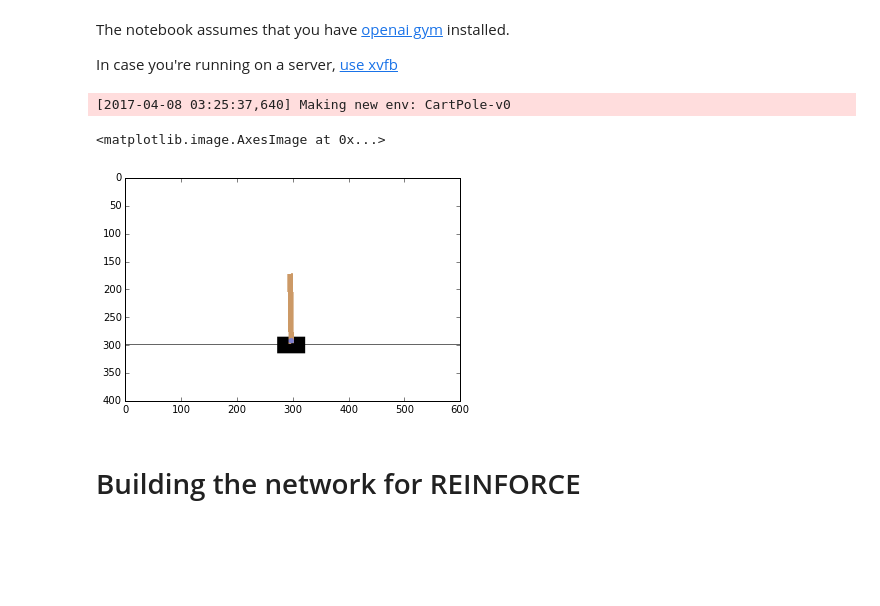
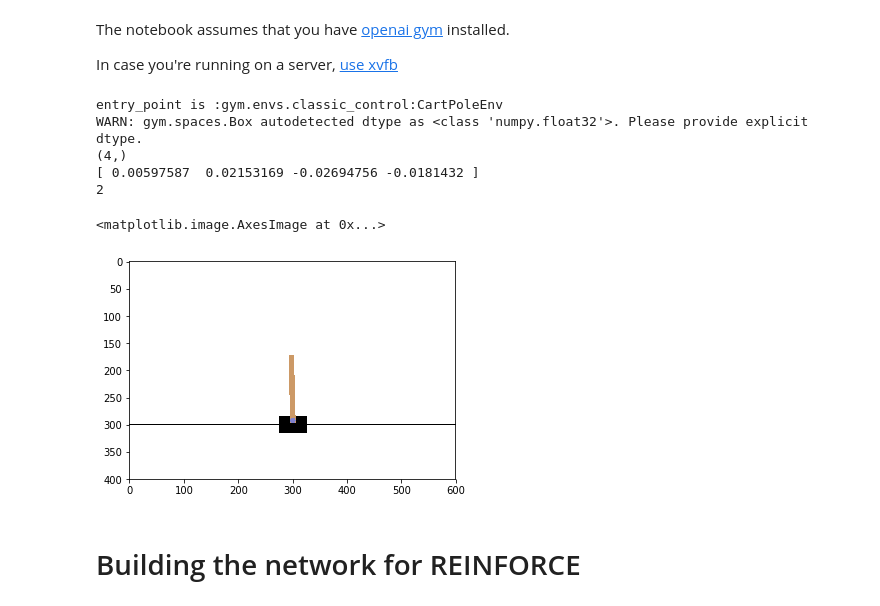
Before and after one commit to jimhoprogramming/Practical_RL, a Jupyter notebook: week06_policy_based/reinforce_tensorflow.ipynb, the cells around one changed output. Cells and saved outputs as stored; diff of their text form; code cells hidden in the pictures; blank space fills up the shorter version.

```diff
--- a/week06_policy_based/reinforce_tensorflow.ipynb
+++ b/week06_policy_based/reinforce_tensorflow.ipynb
@@ -19,25 +40,31 @@ In case you're running on a server, [use xvfb](https://github.com/openai/gym#ren
 # %%
 import gym
 import numpy as np
 import pandas as pd
 import matplotlib.pyplot as plt
 %matplotlib inline
 
 env = gym.make("CartPole-v0")
 
 # gym compatibility: unwrap TimeLimit
 if hasattr(env, 'env'):
     env = env.env
 
-env.reset()
+s = env.reset()
 n_actions = env.action_space.n
 state_dim = env.observation_space.shape
-
+print(state_dim)
+print(s)
+print(n_actions)
 plt.imshow(env.render("rgb_array"))
 # %% [output]
-[2017-04-08 03:25:37,640] Making new env: CartPole-v0
+entry_point is :gym.envs.classic_control:CartPoleEnv
+WARN: gym.spaces.Box autodetected dtype as <class 'numpy.float32'>. Please provide explicit dtype.
+(4,)
+[ 0.00597587  0.02153169 -0.02694756 -0.0181432 ]
+2
 <matplotlib.image.AxesImage at 0x...>
-[figure, old version]
+[figure, new version]
 # %% [markdown]
 # Building the network for REINFORCE
 # %% [markdown]
```
Also changed, not shown: parts of 9 cells of this notebook, 3 other files.
